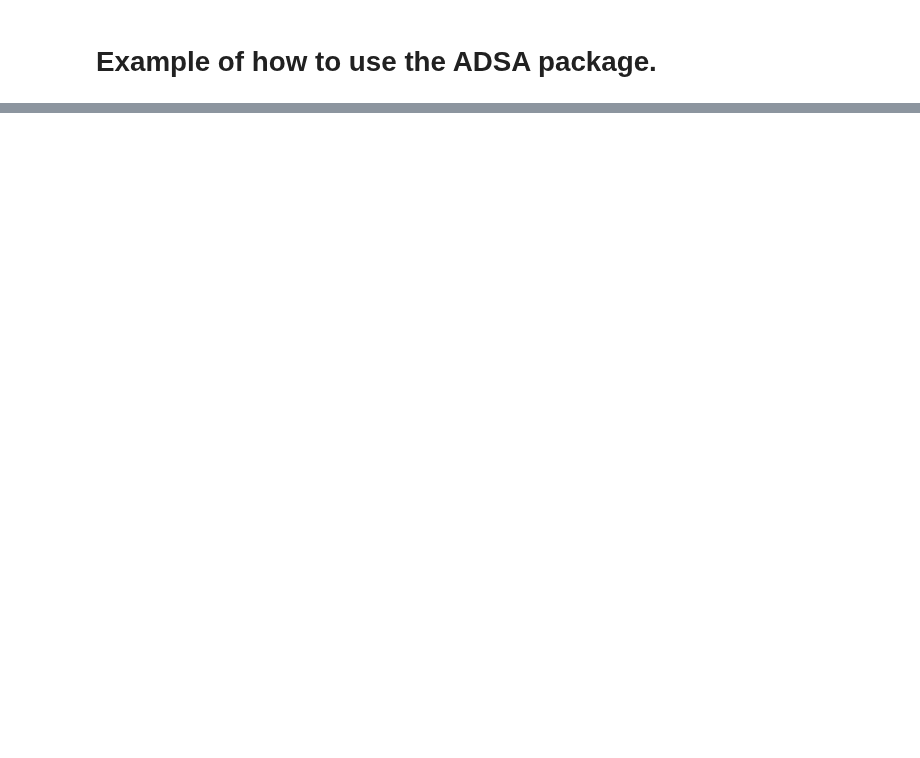
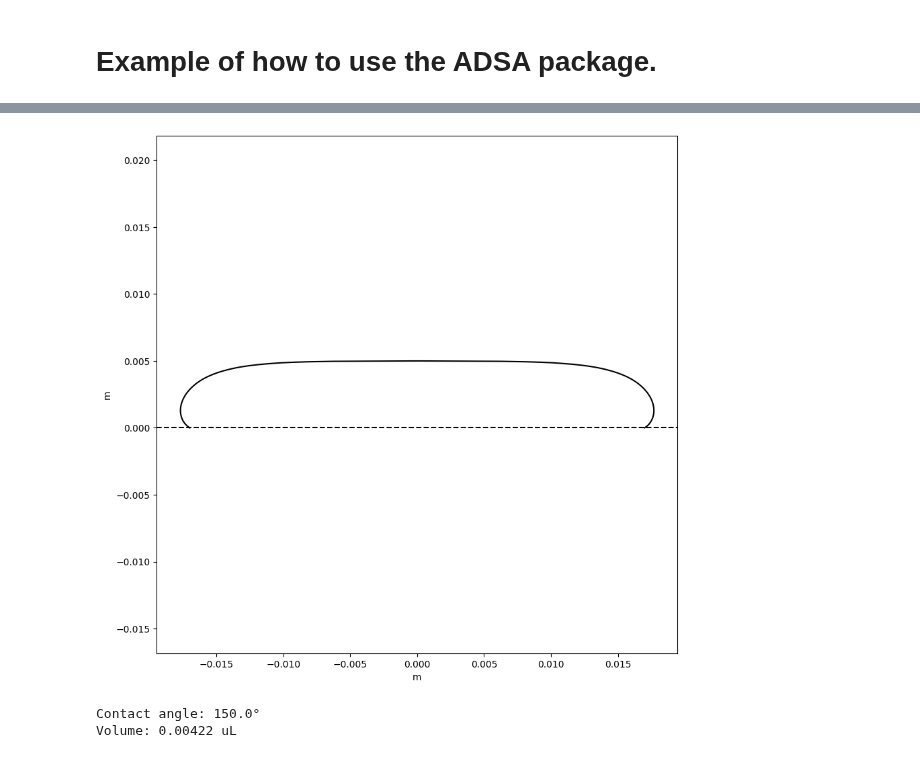
Before and after one commit to juusokorhonen/droplet-shape-solver, a Jupyter notebook: notebooks/using_package.ipynb, the cells around one changed output, grey strips where cells are left out. Saved outputs shown, nothing was run; the diff lists cells and outputs as text; code cells hidden in the pictures; blank space fills up the shorter version.

```diff
--- a/notebooks/using_package.ipynb
+++ b/notebooks/using_package.ipynb
@@ -39,0 +38,13 @@ array([0.00000000e+00, 9.99999904e-05, 1.99999967e-04, 1.19998918e-03,
+# %%
+h = 5.0e-3 # 5 mm
+ca = 150.0
+
+(alphas, xs, zs) = adsa.solver.simulate_droplet_shape_for_height(h, ca, n_steps=200)
+vol = adsa.analysis.calculate_volume(xs, zs, R0)
+adsa.visualisation.plot_drop(xs, zs)
+
+print(u"Contact angle: {:.4}°\nVolume: {:.4} uL".format(alphas[-1], vol*1e9))
+# %% [output]
+[figure, added]
+Contact angle: 150.0°
+Volume: 0.00422 uL
```
Also changed, not shown: parts of 4 cells of this notebook, 6 other files.
